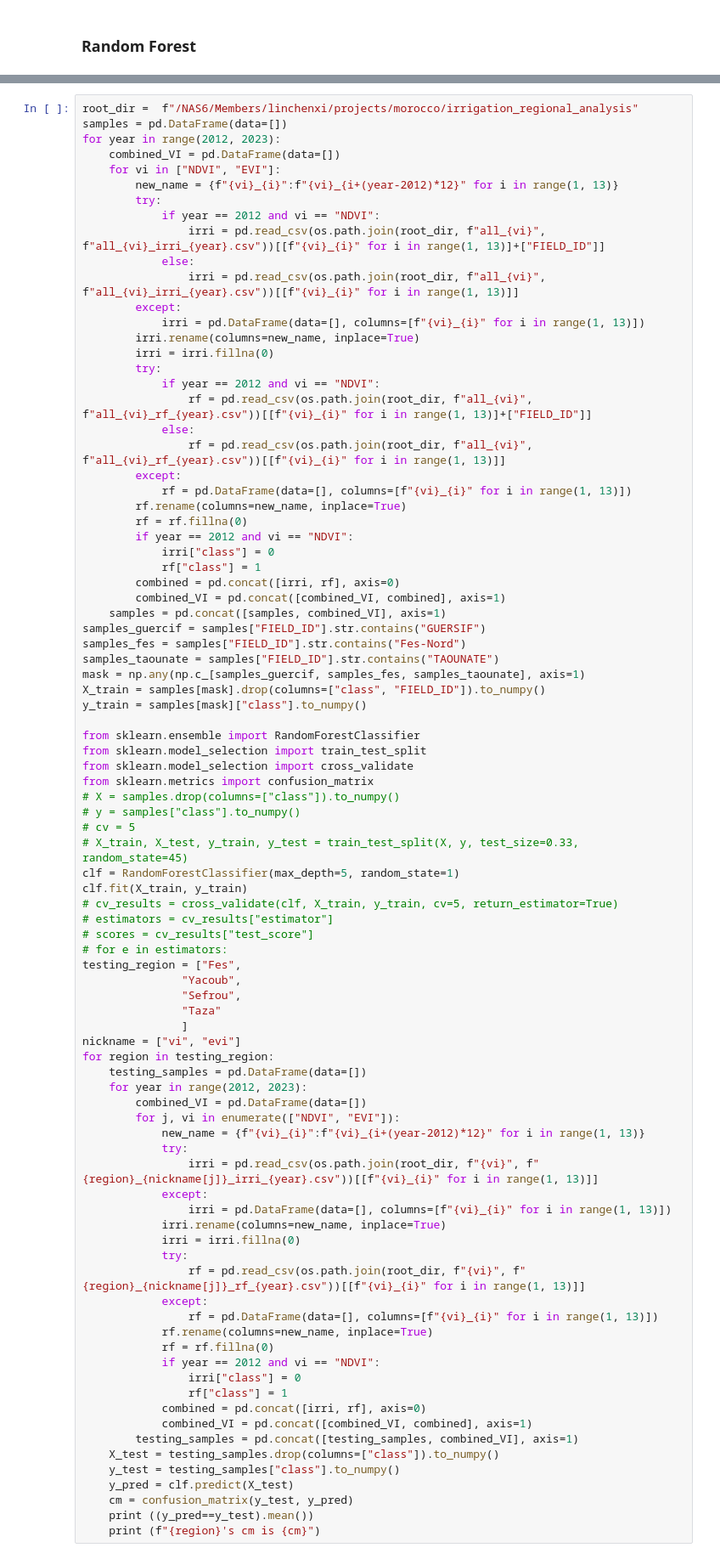
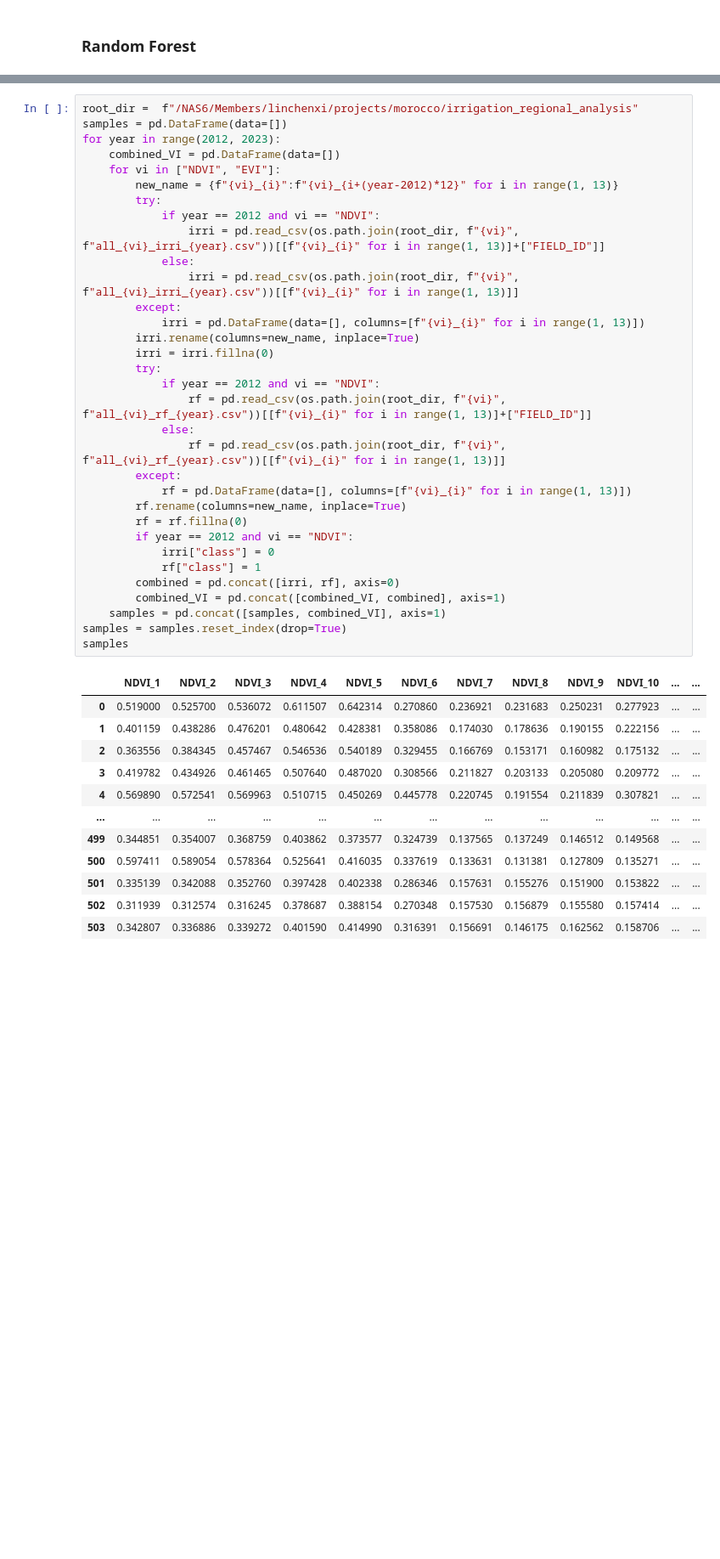
Before and after one commit to watermeloniiiii/rs_foundation_model, a Jupyter notebook: classification_on_irrigation.ipynb, the cells around one changed output, grey strips where cells are left out. Shown at 85% size. Saved outputs shown, nothing was run; the diff lists cells and outputs as text; blank space fills up the shorter version.

```diff
--- a/classification_on_irrigation.ipynb
+++ b/classification_on_irrigation.ipynb
@@ -99,89 +101,46 @@ for region in ["Guercif", "Fes", "Taza", "Taounate", "Sefrou", "Yacoub"]:
 # %%
 root_dir =  f"/NAS6/Members/linchenxi/projects/morocco/irrigation_regional_analysis"
 samples = pd.DataFrame(data=[])
 for year in range(2012, 2023):
     combined_VI = pd.DataFrame(data=[])
     for vi in ["NDVI", "EVI"]:
         new_name = {f"{vi}_{i}":f"{vi}_{i+(year-2012)*12}" for i in range(1, 13)}
         try:
             if year == 2012 and vi == "NDVI":
-                irri = pd.read_csv(os.path.join(root_dir, f"all_{vi}", f"all_{vi}_irri_{year}.csv"))[[f"{vi}_{i}" for i in range(1, 13)]+["FIELD_ID"]]
+                irri = pd.read_csv(os.path.join(root_dir, f"{vi}", f"all_{vi}_irri_{year}.csv"))[[f"{vi}_{i}" for i in range(1, 13)]+["FIELD_ID"]]
             else:
-                irri = pd.read_csv(os.path.join(root_dir, f"all_{vi}", f"all_{vi}_irri_{year}.csv"))[[f"{vi}_{i}" for i in range(1, 13)]]
+                irri = pd.read_csv(os.path.join(root_dir, f"{vi}", f"all_{vi}_irri_{year}.csv"))[[f"{vi}_{i}" for i in range(1, 13)]]
         except:
             irri = pd.DataFrame(data=[], columns=[f"{vi}_{i}" for i in range(1, 13)])
         irri.rename(columns=new_name, inplace=True)
         irri = irri.fillna(0)
         try:
             if year == 2012 and vi == "NDVI":
-                rf = pd.read_csv(os.path.join(root_dir, f"all_{vi}", f"all_{vi}_rf_{year}.csv"))[[f"{vi}_{i}" for i in range(1, 13)]+["FIELD_ID"]]
+                rf = pd.read_csv(os.path.join(root_dir, f"{vi}", f"all_{vi}_rf_{year}.csv"))[[f"{vi}_{i}" for i in range(1, 13)]+["FIELD_ID"]]
             else:
-                rf = pd.read_csv(os.path.join(root_dir, f"all_{vi}", f"all_{vi}_rf_{year}.csv"))[[f"{vi}_{i}" for i in range(1, 13)]]
+                rf = pd.read_csv(os.path.join(root_dir, f"{vi}", f"all_{vi}_rf_{year}.csv"))[[f"{vi}_{i}" for i in range(1, 13)]]
         except:
             rf = pd.DataFrame(data=[], columns=[f"{vi}_{i}" for i in range(1, 13)])
         rf.rename(columns=new_name, inplace=True)
         rf = rf.fillna(0)
         if year == 2012 and vi == "NDVI":
             irri["class"] = 0
             rf["class"] = 1
         combined = pd.concat([irri, rf], axis=0)
         combined_VI = pd.concat([combined_VI, combined], axis=1)
     samples = pd.concat([samples, combined_VI], axis=1)
-samples_guercif = samples["FIELD_ID"].str.contains("GUERSIF")
-samples_fes = samples["FIELD_ID"].str.contains("Fes-Nord")
-samples_taounate = samples["FIELD_ID"].str.contains("TAOUNATE")
-mask = np.any(np.c_[samples_guercif, samples_fes, samples_taounate], axis=1)
-X_train = samples[mask].drop(columns=["class", "FIELD_ID"]).to_numpy()
-y_train = samples[mask]["class"].to_numpy()
-
-from sklearn.ensemble import RandomForestClassifier
-from sklearn.model_selection import train_test_split
-from sklearn.model_selection import cross_validate
-from sklearn.metrics import confusion_matrix
-# X = samples.drop(columns=["class"]).to_numpy()
-# y = samples["class"].to_numpy()
-# cv = 5
-# X_train, X_test, y_train, y_test = train_test_split(X, y, test_size=0.33, random_state=45)
-clf = RandomForestClassifier(max_depth=5, random_state=1)
-clf.fit(X_train, y_train)
-# cv_results = cross_validate(clf, X_train, y_train, cv=5, return_estimator=True)
-# estimators = cv_results["estimator"]
-# scores = cv_results["test_score"]
-# for e in estimators:
-testing_region = ["Fes",
-               "Yacoub",
-               "Sefrou",
-               "Taza"
-               ]
-nickname = ["vi", "evi"]
-for region in testing_region:
-    testing_samples = pd.DataFrame(data=[])
-    for year in range(2012, 2023):
-        combined_VI = pd.DataFrame(data=[])
-        for j, vi in enumerate(["NDVI", "EVI"]):
-            new_name = {f"{vi}_{i}":f"{vi}_{i+(year-2012)*12}" for i in range(1, 13)}
-            try:
-                irri = pd.read_csv(os.path.join(root_dir, f"{vi}", f"{region}_{nickname[j]}_irri_{year}.csv"))[[f"{vi}_{i}" for i in range(1, 13)]]
-            except:
-                irri = pd.DataFrame(data=[], columns=[f"{vi}_{i}" for i in range(1, 13)])
-            irri.rename(columns=new_name, inplace=True)
-            irri = irri.fillna(0)
-            try:
-                rf = pd.read_csv(os.path.join(root_dir, f"{vi}", f"{region}_{nickname[j]}_rf_{year}.csv"))[[f"{vi}_{i}" for i in range(1, 13)]]
-            except:
-                rf = pd.DataFrame(data=[], columns=[f"{vi}_{i}" for i in range(1, 13)])
-            rf.rename(columns=new_name, inplace=True)
-            rf = rf.fillna(0)
-            if year == 2012 and vi == "NDVI":
-                irri["class"] = 0
-                rf["class"] = 1
-            combined = pd.concat([irri, rf], axis=0)
-            combined_VI = pd.concat([combined_VI, combined], axis=1)
-        testing_samples = pd.concat([testing_samples, combined_VI], axis=1)
-    X_test = testing_samples.drop(columns=["class"]).to_numpy()
-    y_test = testing_samples["class"].to_numpy()
-    y_pred = clf.predict(X_test)
-    cm = confusion_matrix(y_test, y_pred)
-    print ((y_pred==y_test).mean())
-    print (f"{region}'s cm is {cm}")
+samples = samples.reset_index(drop=True)
+samples
 # %% [output]
+|  | NDVI_1 | NDVI_2 | NDVI_3 | NDVI_4 | NDVI_5 | NDVI_6 | NDVI_7 | NDVI_8 | NDVI_9 | NDVI_10 | ... | ... |
+| 0 | 0.519000 | 0.525700 | 0.536072 | 0.611507 | 0.642314 | 0.270860 | 0.236921 | 0.231683 | 0.250231 | 0.277923 | ... | ... |
+| 1 | 0.401159 | 0.438286 | 0.476201 | 0.480642 | 0.428381 | 0.358086 | 0.174030 | 0.178636 | 0.190155 | 0.222156 | ... | ... |
+| 2 | 0.363556 | 0.384345 | 0.457467 | 0.546536 | 0.540189 | 0.329455 | 0.166769 | 0.153171 | 0.160982 | 0.175132 | ... | ... |
+| 3 | 0.419782 | 0.434926 | 0.461465 | 0.507640 | 0.487020 | 0.308566 | 0.211827 | 0.203133 | 0.205080 | 0.209772 | ... | ... |
+| 4 | 0.569890 | 0.572541 | 0.569963 | 0.510715 | 0.450269 | 0.445778 | 0.220745 | 0.191554 | 0.211839 | 0.307821 | ... | ... |
+| ... | ... | ... | ... | ... | ... | ... | ... | ... | ... | ... | ... | ... |
+| 499 | 0.344851 | 0.354007 | 0.368759 | 0.403862 | 0.373577 | 0.324739 | 0.137565 | 0.137249 | 0.146512 | 0.149568 | ... | ... |
+| 500 | 0.597411 | 0.589054 | 0.578364 | 0.525641 | 0.416035 | 0.337619 | 0.133631 | 0.131381 | 0.127809 | 0.135271 | ... | ... |
+| 501 | 0.335139 | 0.342088 | 0.352760 | 0.397428 | 0.402338 | 0.286346 | 0.157631 | 0.155276 | 0.151900 | 0.153822 | ... | ... |
+| 502 | 0.311939 | 0.312574 | 0.316245 | 0.378687 | 0.388154 | 0.270348 | 0.157530 | 0.156879 | 0.155580 | 0.157414 | ... | ... |
+| 503 | 0.342807 | 0.336886 | 0.339272 | 0.401590 | 0.414990 | 0.316391 | 0.156691 | 0.146175 | 0.162562 | 0.158706 | ... | ... |
```
Also changed, not shown: parts of 3 cells of this notebook, 1 other file.
